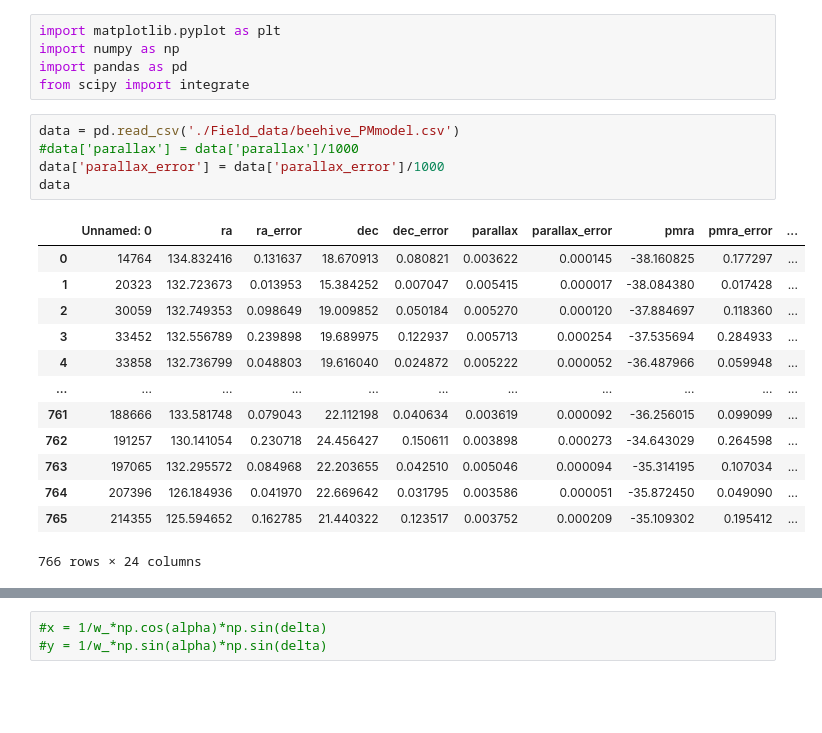
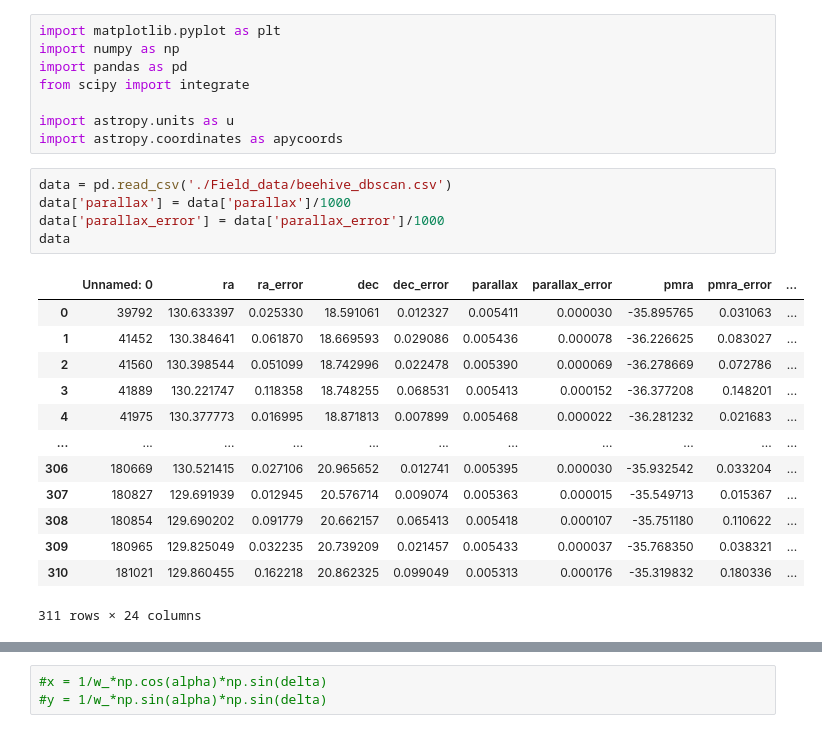
Before and after one commit to stevenalfonso/Parallax-inversion, a Jupyter notebook: ParallaxInversion.ipynb, the cells around one changed output, grey strips where cells are left out. Saved outputs shown, nothing was run; the diff lists cells and outputs as text; blank space fills up the shorter version.

```diff
--- a/ParallaxInversion.ipynb
+++ b/ParallaxInversion.ipynb
@@ -3,22 +3,25 @@ import matplotlib.pyplot as plt
 import numpy as np
 import pandas as pd
 from scipy import integrate
+
+import astropy.units as u
+import astropy.coordinates as apycoords
 # %%
-data = pd.read_csv('./Field_data/beehive_PMmodel.csv')
-#data['parallax'] = data['parallax']/1000
+data = pd.read_csv('./Field_data/beehive_dbscan.csv')
+data['parallax'] = data['parallax']/1000
 data['parallax_error'] = data['parallax_error']/1000
 data
 # %% [output]
 |  | Unnamed: 0 | ra | ra_error | dec | dec_error | parallax | parallax_error | pmra | pmra_error | ... |
-| 0 | 14764 | 134.832416 | 0.131637 | 18.670913 | 0.080821 | 0.003622 | 0.000145 | -38.160825 | 0.177297 | ... |
-| 1 | 20323 | 132.723673 | 0.013953 | 15.384252 | 0.007047 | 0.005415 | 0.000017 | -38.084380 | 0.017428 | ... |
-| 2 | 30059 | 132.749353 | 0.098649 | 19.009852 | 0.050184 | 0.005270 | 0.000120 | -37.884697 | 0.118360 | ... |
-| 3 | 33452 | 132.556789 | 0.239898 | 19.689975 | 0.122937 | 0.005713 | 0.000254 | -37.535694 | 0.284933 | ... |
-| 4 | 33858 | 132.736799 | 0.048803 | 19.616040 | 0.024872 | 0.005222 | 0.000052 | -36.487966 | 0.059948 | ... |
+| 0 | 39792 | 130.633397 | 0.025330 | 18.591061 | 0.012327 | 0.005411 | 0.000030 | -35.895765 | 0.031063 | ... |
+| 1 | 41452 | 130.384641 | 0.061870 | 18.669593 | 0.029086 | 0.005436 | 0.000078 | -36.226625 | 0.083027 | ... |
+| 2 | 41560 | 130.398544 | 0.051099 | 18.742996 | 0.022478 | 0.005390 | 0.000069 | -36.278669 | 0.072786 | ... |
+| 3 | 41889 | 130.221747 | 0.118358 | 18.748255 | 0.068531 | 0.005413 | 0.000152 | -36.377208 | 0.148201 | ... |
+| 4 | 41975 | 130.377773 | 0.016995 | 18.871813 | 0.007899 | 0.005468 | 0.000022 | -36.281232 | 0.021683 | ... |
 | ... | ... | ... | ... | ... | ... | ... | ... | ... | ... | ... |
-| 761 | 188666 | 133.581748 | 0.079043 | 22.112198 | 0.040634 | 0.003619 | 0.000092 | -36.256015 | 0.099099 | ... |
-| 762 | 191257 | 130.141054 | 0.230718 | 24.456427 | 0.150611 | 0.003898 | 0.000273 | -34.643029 | 0.264598 | ... |
-| 763 | 197065 | 132.295572 | 0.084968 | 22.203655 | 0.042510 | 0.005046 | 0.000094 | -35.314195 | 0.107034 | ... |
-| 764 | 207396 | 126.184936 | 0.041970 | 22.669642 | 0.031795 | 0.003586 | 0.000051 | -35.872450 | 0.049090 | ... |
-| 765 | 214355 | 125.594652 | 0.162785 | 21.440322 | 0.123517 | 0.003752 | 0.000209 | -35.109302 | 0.195412 | ... |
+| 306 | 180669 | 130.521415 | 0.027106 | 20.965652 | 0.012741 | 0.005395 | 0.000030 | -35.932542 | 0.033204 | ... |
+| 307 | 180827 | 129.691939 | 0.012945 | 20.576714 | 0.009074 | 0.005363 | 0.000015 | -35.549713 | 0.015367 | ... |
+| 308 | 180854 | 129.690202 | 0.091779 | 20.662157 | 0.065413 | 0.005418 | 0.000107 | -35.751180 | 0.110622 | ... |
+| 309 | 180965 | 129.825049 | 0.032235 | 20.739209 | 0.021457 | 0.005433 | 0.000037 | -35.768350 | 0.038321 | ... |
+| 310 | 181021 | 129.860455 | 0.162218 | 20.862325 | 0.099049 | 0.005313 | 0.000176 | -35.319832 | 0.180336 | ... |
-766 rows × 24 columns
+311 rows × 24 columns
```
Also changed, not shown: parts of 12 cells of this notebook.
